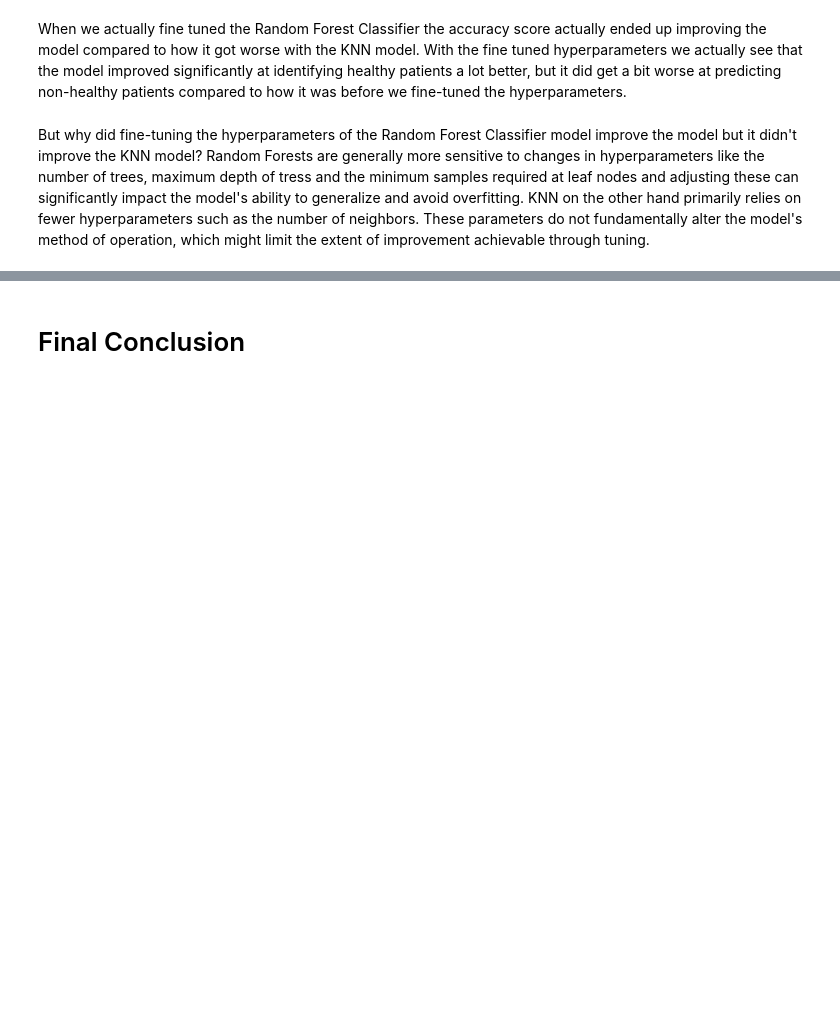
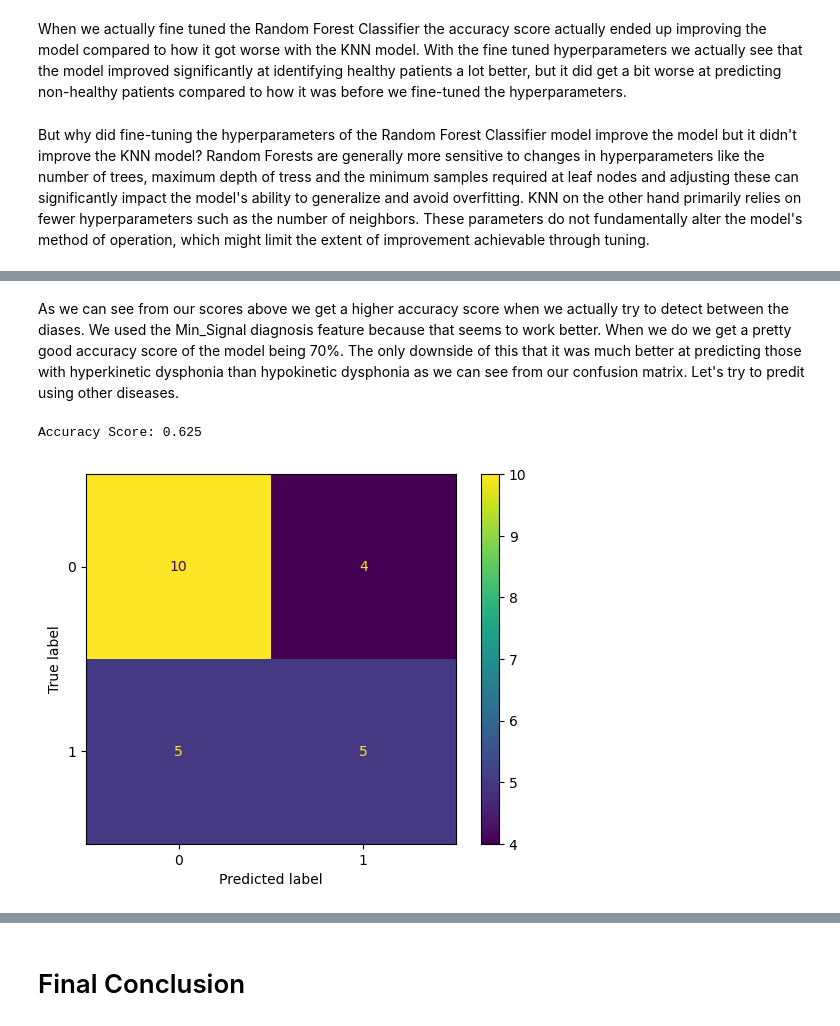
Before and after one commit to justinb91011/Voice_Data_Detects_Disease, a Jupyter notebook: voice-data.ipynb, the cells around one changed output, grey strips where cells are left out. Drawn from its saved outputs; the diff is of its cells as text; code cells hidden in the pictures; blank space fills up the shorter version.

```diff
--- a/voice-data.ipynb
+++ b/voice-data.ipynb
@@ -694,0 +706,28 @@ But why did fine-tuning the hyperparameters of the Random Forest Classifier mode
+# %% [markdown]
+As we can see from our scores above we get a higher accuracy score when we actually try to detect between the diases. We used the Min_Signal diagnosis feature because that seems to work better. When we do we get a pretty good accuracy score of the model being 70%. The only downside of this that it was much better at predicting those with hyperkinetic dysphonia than hypokinetic dysphonia as we can see from our confusion matrix. Let's try to predit using other diseases.
+# %%
+copy_all_subjects_df_3 = copy_all_subjects_df_2.copy()
+# This time let's make hypokinetic dysphonia = 0 and reflux laryngitis = 1
+copy_all_subjects_df_2['Diagnosis'] = copy_all_subjects_df_2['Diagnosis'].str.lower().str.strip().apply(
+    lambda x: 0 if 'hypokinetic dysphonia' in x else (1 if 'reflux laryngitis' in x else None))
+
+copy_all_subjects_df_2.dropna(subset=['Diagnosis'], inplace=True)
+copy_all_subjects_df_2['Diagnosis'] = copy_all_subjects_df_2['Diagnosis'].astype(int)
+voice_feature = ['Min_Signal']
+X = copy_all_subjects_df_2[voice_feature]
+y = copy_all_subjects_df_2['Diagnosis']
+
+X_train, X_test, y_train, y_test = train_test_split(X, y, test_size=0.3, random_state=42)
+knn = KNeighborsClassifier(n_neighbors=6)
+knn.fit(X_train, y_train)
+y_pred = knn.predict(X_test)
+
+accuracy = accuracy_score(y_test, y_pred)
+conf_matrix = confusion_matrix(y_test, y_pred)
+print(f'Accuracy Score: {accuracy}')
+disp = ConfusionMatrixDisplay(confusion_matrix=conf_matrix)
+disp.plot()
+plt.show()
+# %% [output]
+Accuracy Score: 0.625
+[figure, added]
```
Also changed, not shown: parts of 15 cells of this notebook.
